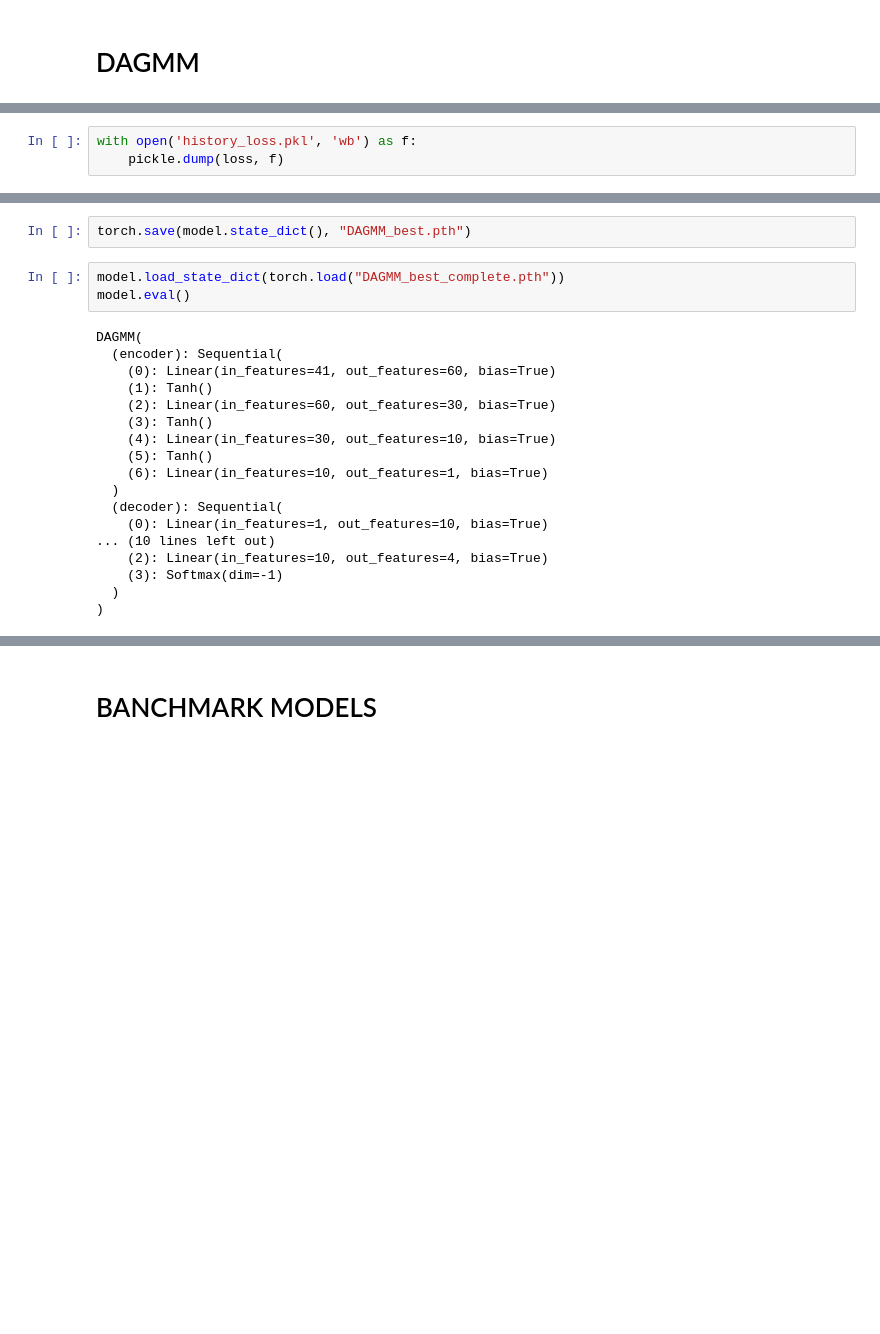
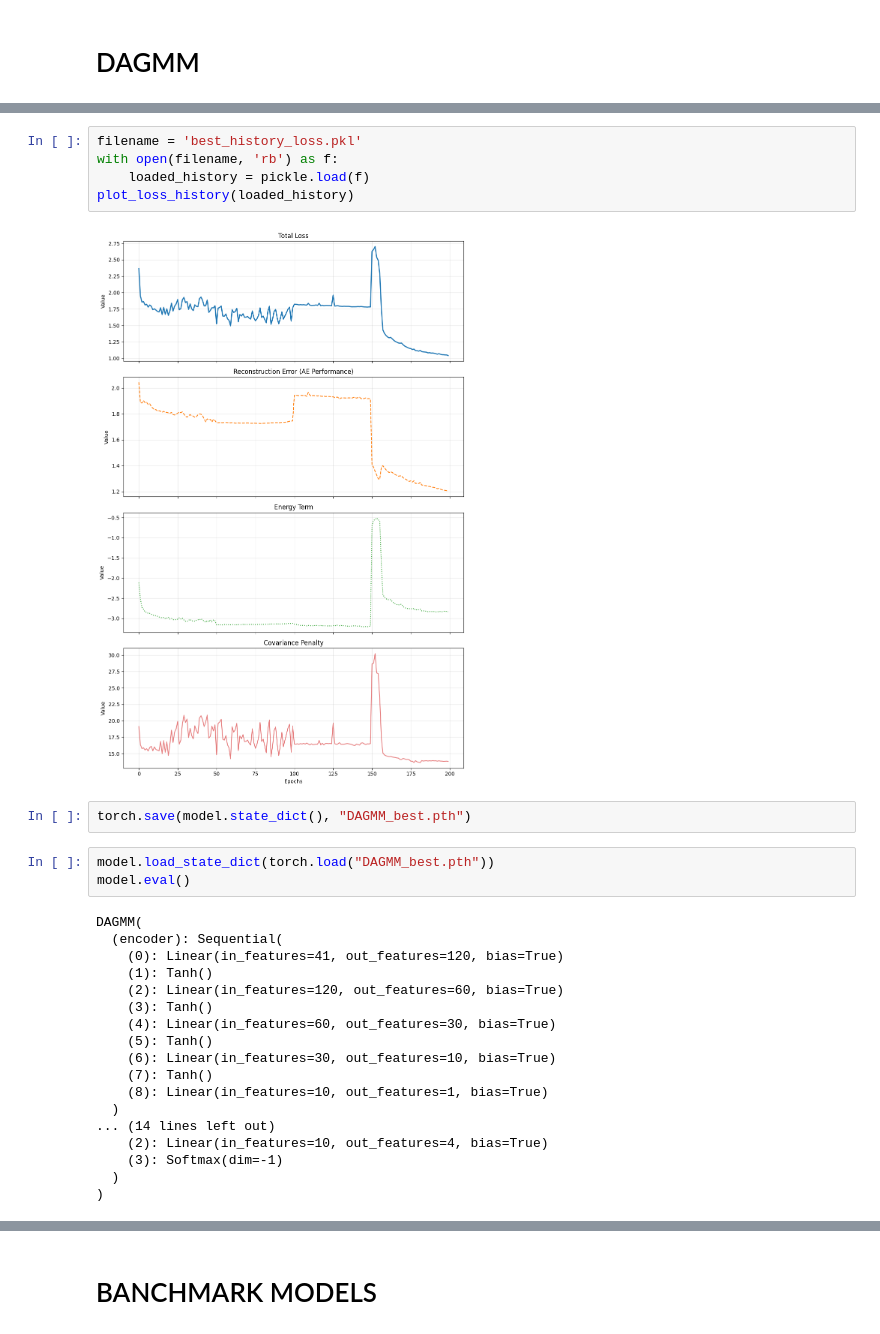
Before and after one commit to pietromihelj/Unsupervised_learning, a Jupyter notebook: exam/DAGMM.ipynb, the cells around one changed output, grey strips where cells are left out. Saved outputs shown, nothing was run; the diff lists cells and outputs as text; blank space fills up the shorter version.

```diff
--- a/exam/DAGMM.ipynb
+++ b/exam/DAGMM.ipynb
@@ -380,6 +422,3 @@ Training completato. History totale ora contiene 100 epoche.
-# %%
-with open('history_loss.pkl', 'wb') as f:
-    pickle.dump(loss, f)
 # %%
 plot_loss_history(history)
 # %% [output]
@@ -387,22 +426,29 @@ plot_loss_history(history)
+# %%
+filename = 'best_history_loss.pkl'
+with open(filename, 'rb') as f:
+    loaded_history = pickle.load(f)
+plot_loss_history(loaded_history)
+# %% [output]
+[figure, added]
 # %%
 torch.save(model.state_dict(), "DAGMM_best.pth")
 # %%
-model.load_state_dict(torch.load("DAGMM_best_complete.pth"))
+model.load_state_dict(torch.load("DAGMM_best.pth"))
 model.eval()
 # %% [output]
 DAGMM(
   (encoder): Sequential(
-    (0): Linear(in_features=41, out_features=60, bias=True)
+    (0): Linear(in_features=41, out_features=120, bias=True)
     (1): Tanh()
-    (2): Linear(in_features=60, out_features=30, bias=True)
+    (2): Linear(in_features=120, out_features=60, bias=True)
     (3): Tanh()
-    (4): Linear(in_features=30, out_features=10, bias=True)
+    (4): Linear(in_features=60, out_features=30, bias=True)
     (5): Tanh()
-    (6): Linear(in_features=10, out_features=1, bias=True)
+    (6): Linear(in_features=30, out_features=10, bias=True)
+    (7): Tanh()
+    (8): Linear(in_features=10, out_features=1, bias=True)
   )
-  (decoder): Sequential(
-    (0): Linear(in_features=1, out_features=10, bias=True)
-... (10 lines left out)
+... (14 lines left out)
     (2): Linear(in_features=10, out_features=4, bias=True)
     (3): Softmax(dim=-1)
   )
```
Also changed, not shown: parts of 17 cells of this notebook, 4 other files.
